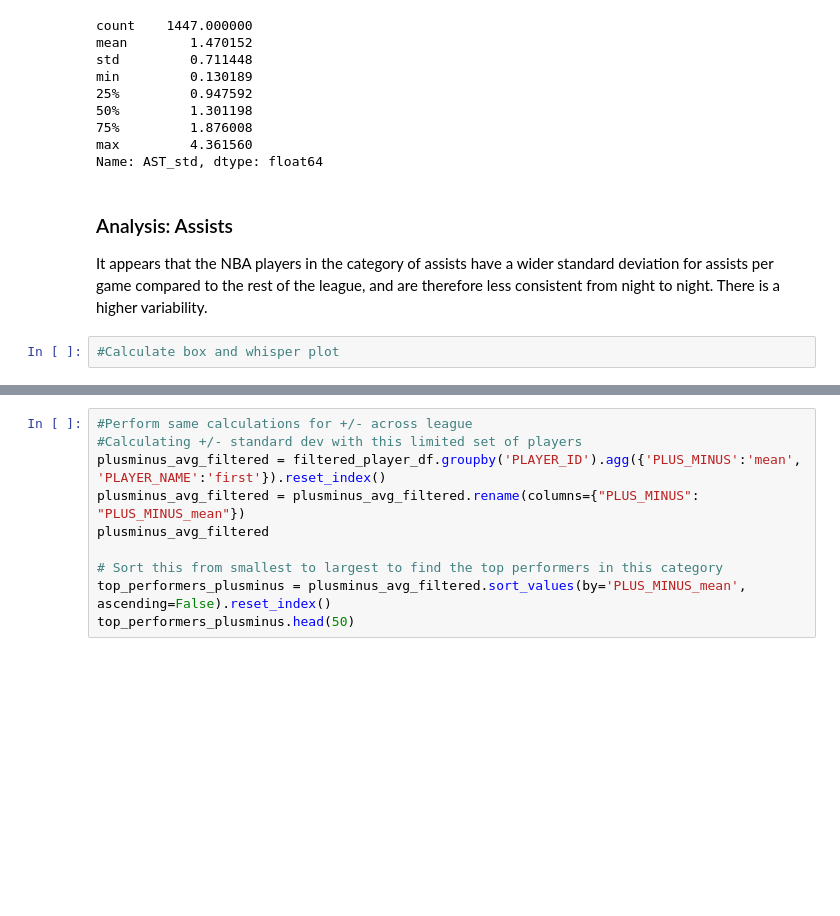
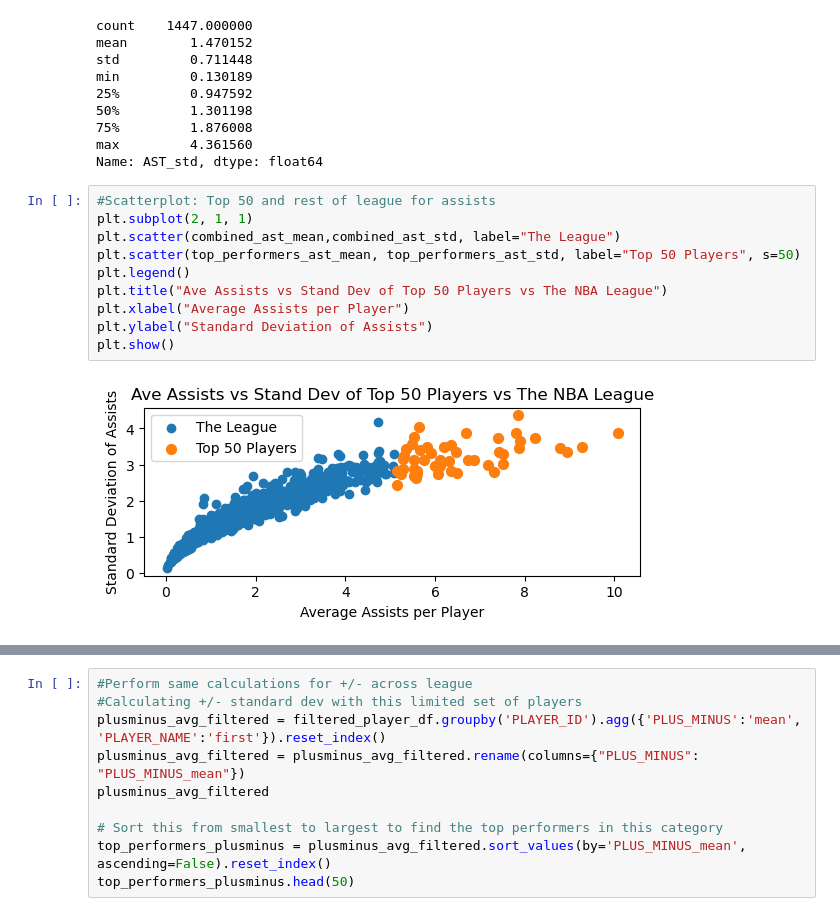
Before and after one commit to TZDSGeek/Project_1, a Jupyter notebook: NBA Analysis - Assists and Plus Minus.ipynb, the cells around one changed output, grey strips where cells are left out. Cells and saved outputs as stored; diff of their text form; blank space fills up the shorter version.

Commit message:
Final commit with analysis and updated graphs

```diff
--- a/NBA Analysis - Assists and Plus Minus.ipynb
+++ b/NBA Analysis - Assists and Plus Minus.ipynb
@@ -538,8 +548,15 @@ min         0.130189
 75%         1.876008
 max         4.361560
 Name: AST_std, dtype: float64
-# %% [markdown]
-### Analysis: Assists
-It appears that the NBA players in the category of assists have a wider standard deviation for assists per game compared to the rest of the league, and are therefore less consistent from night to night. There is a higher variability.
-# %%
-#Calculate box and whisper plot
+# %%
+#Scatterplot: Top 50 and rest of league for assists
+plt.subplot(2, 1, 1)
+plt.scatter(combined_ast_mean,combined_ast_std, label="The League")
+plt.scatter(top_performers_ast_mean, top_performers_ast_std, label="Top 50 Players", s=50)
+plt.legend()
+plt.title("Ave Assists vs Stand Dev of Top 50 Players vs The NBA League")
+plt.xlabel("Average Assists per Player")
+plt.ylabel("Standard Deviation of Assists")
+plt.show()
+# %% [output]
+[figure, added]
```
Also changed, not shown: parts of 26 cells of this notebook, 6 other files.
